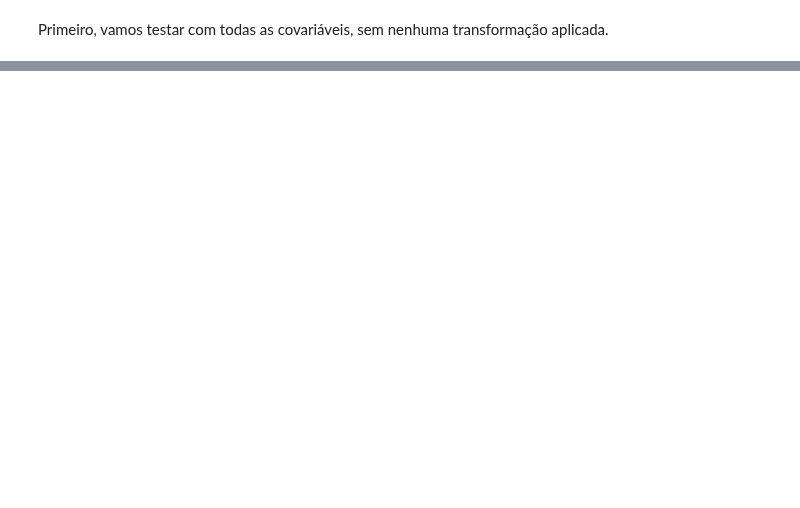
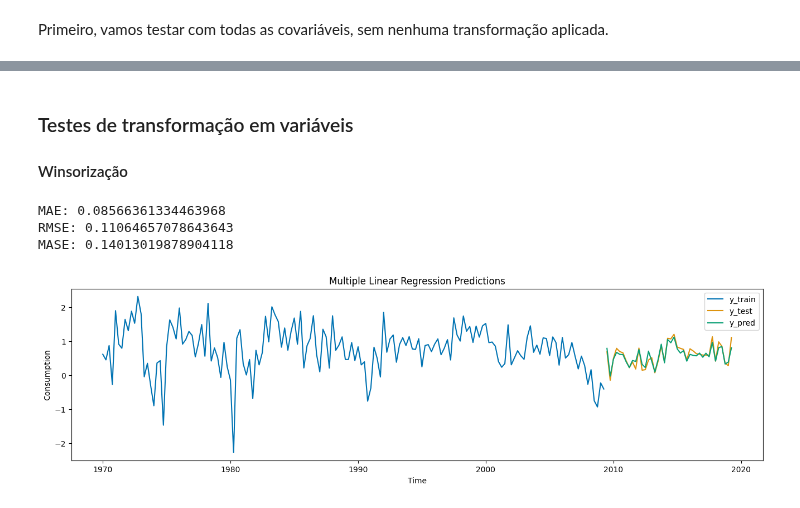
Before and after one commit to ramalhogs/Series_temporais_A2, a Jupyter notebook: linear_regression.ipynb, the cells around one changed output, grey strips where cells are left out. Drawn from its saved outputs; the diff is of its cells as text; code cells hidden in the pictures; blank space fills up the shorter version.

Commit message:
add transformations in linear regression

```diff
--- a/linear_regression.ipynb
+++ b/linear_regression.ipynb
@@ -187,0 +202,15 @@ MASE: 0.16042087529954585
+# %% [markdown]
+### Testes de transformação em variáveis
+
+#### Winsorização
+# %%
+from scipy.stats.mstats import winsorize
+
+df['Savings_winsorized'] = winsorize(df['Savings'], limits=[0.00, 0.03])
+covariates = ["Income", "Production", "Savings_winsorized", "Unemployment", "Quarter_order"]
+fit_and_plot_regression(df, target_column="Consumption", covariates=covariates)
+# %% [output]
+MAE: 0.08566361334463968
+RMSE: 0.11064657078643643
+MASE: 0.14013019878904118
+[figure, added]
```
Also changed, not shown: parts of 11 cells of this notebook.
